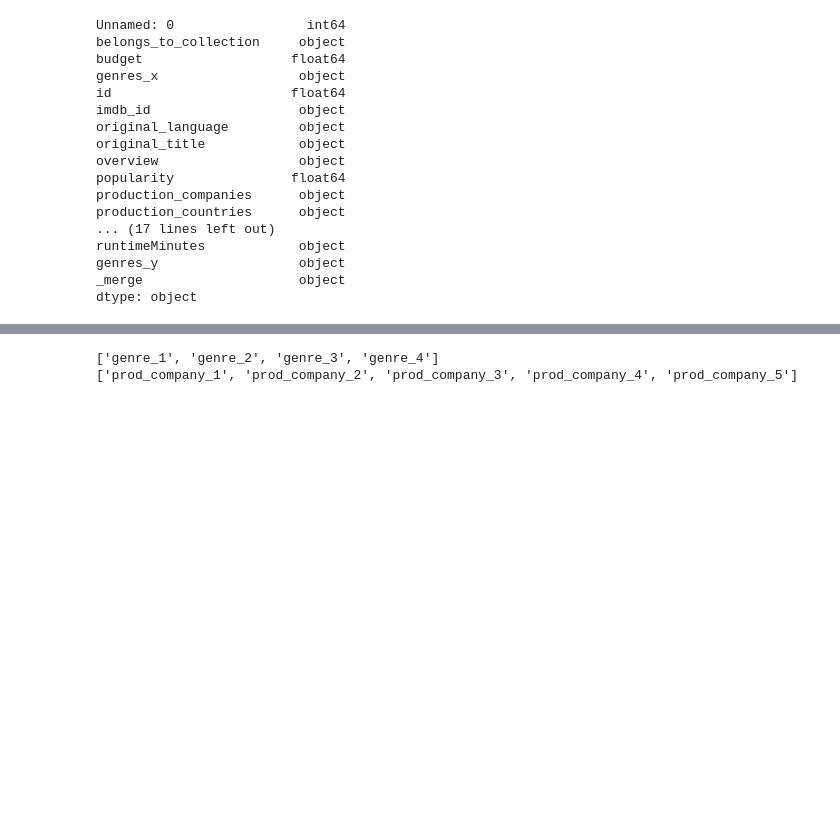
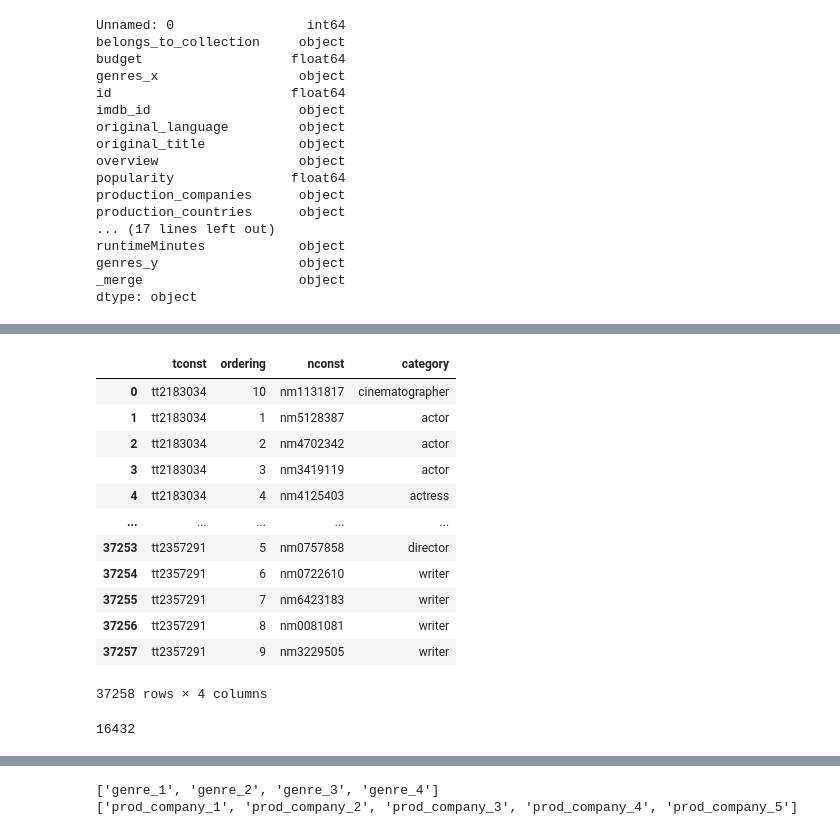
Before and after one commit to nsn116/Movie-Success-Predictor, a Jupyter notebook: data_preprocessing/Principals info.ipynb, the cells around one changed output, grey strips where cells are left out. Cells and saved outputs as stored; diff of their text form; code cells hidden in the pictures; blank space fills up the shorter version.

```diff
--- a/data_preprocessing/Principals info.ipynb
+++ b/data_preprocessing/Principals info.ipynb
@@ -118,0 +140,18 @@ movie_clean_companies['production_companies'] = movie_clean_companies['productio
+# %%
+principals_no_job_chars = principals.drop(['characters', 'job'], axis = 1)
+# %%
+principals_no_job_chars
+# %% [output]
+|  | tconst | ordering | nconst | category |
+| 0 | tt2183034 | 10 | nm1131817 | cinematographer |
+| 1 | tt2183034 | 1 | nm5128387 | actor |
+| 2 | tt2183034 | 2 | nm4702342 | actor |
+| 3 | tt2183034 | 3 | nm3419119 | actor |
+| 4 | tt2183034 | 4 | nm4125403 | actress |
+| ... | ... | ... | ... | ... |
+| 37253 | tt2357291 | 5 | nm0757858 | director |
+| 37254 | tt2357291 | 6 | nm0722610 | writer |
+| 37255 | tt2357291 | 7 | nm6423183 | writer |
+| 37256 | tt2357291 | 8 | nm0081081 | writer |
+| 37257 | tt2357291 | 9 | nm3229505 | writer |
+37258 rows × 4 columns
@@ -118,0 +161,4 @@ movie_clean_companies['production_companies'] = movie_clean_companies['productio
+# %%
+len(list(relevant_principals))
+# %% [output]
+16432
```
Also changed, not shown: parts of 19 cells of this notebook, 1 other file.
